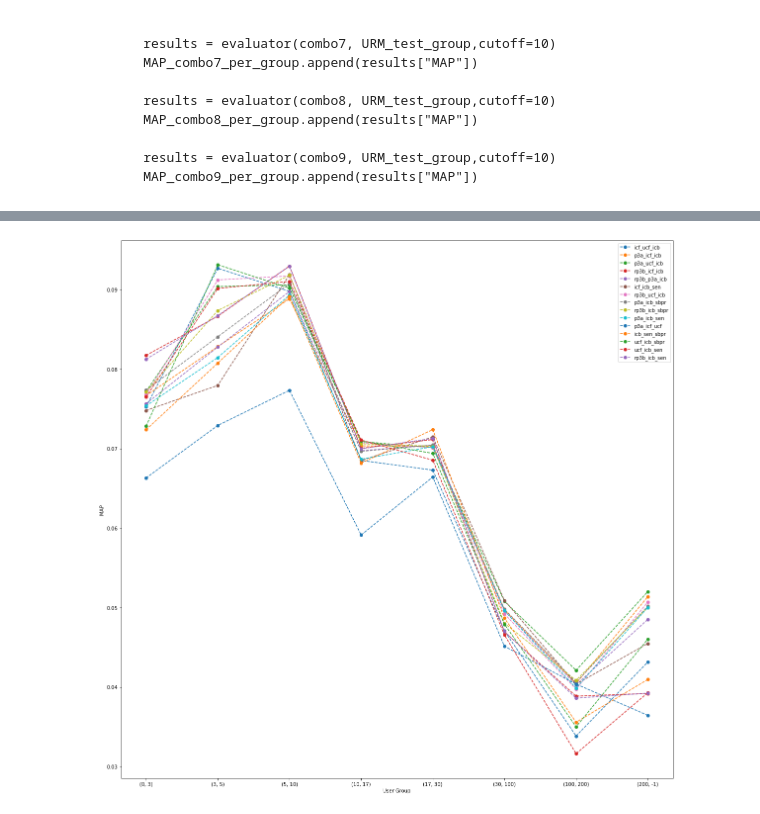
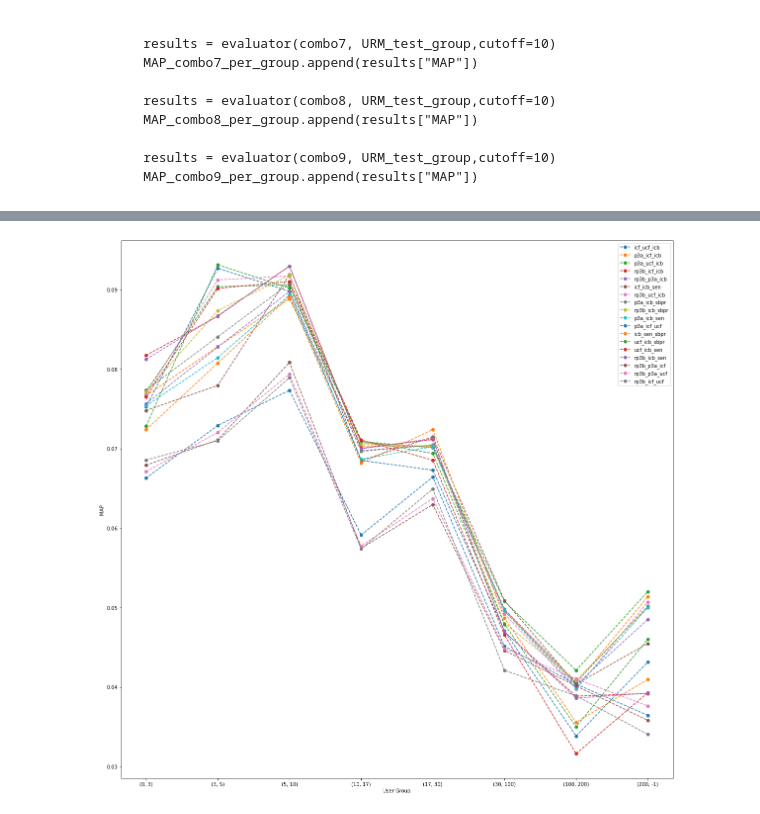
Before and after one commit to fcolombo7/RecSys-2020, a Jupyter notebook: segmentation_v2.ipynb, the cells around one changed output, grey strips where cells are left out. Saved outputs shown, nothing was run; the diff lists cells and outputs as text; code cells hidden in the pictures.

```diff
--- a/segmentation_v2.ipynb
+++ b/segmentation_v2.ipynb
@@ -126 +129,8 @@ labels ={
 }
+# %%
+list_recommender = [rp3b, icf, ucf]
+combo18 = HybridCombinationSearch(URM_train, ICM_all, list_recommender)
+params={'alpha': 0.5630173292967398, 'l1_ratio': 0.92733589638295}
+combo18.fit(**params)
+result = evaluator(combo18, URM_test, cutoff=10)
+result
@@ -126,0 +143,7 @@ labels ={
+# %%
+list_recommender = [rp3b, p3a, ucf]
+combo17 = HybridCombinationSearch(URM_train, ICM_all, list_recommender)
+params={'alpha': 0.6405838432360388, 'l1_ratio': 0.4188312253799342}
+combo17.fit(**params)
+result = evaluator(combo17, URM_test, cutoff=10)
+result
@@ -126,0 +156,7 @@ labels ={
+# %%
+list_recommender = [rp3b, p3a, icf]
+combo16 = HybridCombinationSearch(URM_train, ICM_all, list_recommender)
+params={'alpha': 0.367698407319822, 'l1_ratio': 0.5878133798647788}
+combo16.fit(**params)
+result = evaluator(combo16, URM_test, cutoff=10)
+result
@@ -376,6 +418,9 @@ MAP_combo12_per_group = []
 MAP_combo13_per_group = []
 MAP_combo14_per_group = []
 MAP_combo15_per_group = []
+MAP_combo16_per_group = []
+MAP_combo17_per_group = []
+MAP_combo18_per_group = []
 
 cutoff = 10
 
@@ -426,5 +471,14 @@ for f_range in f_ranges:
 
     results, _ = evaluator_test.evaluateRecommender(combo15)
     MAP_combo15_per_group.append(results[cutoff]["MAP"])
+
+    results, _ = evaluator_test.evaluateRecommender(combo16)
+    MAP_combo16_per_group.append(results[cutoff]["MAP"])
+
+    results, _ = evaluator_test.evaluateRecommender(combo17)
+    MAP_combo17_per_group.append(results[cutoff]["MAP"])
+
+    results, _ = evaluator_test.evaluateRecommender(combo18)
+    MAP_combo18_per_group.append(results[cutoff]["MAP"])
 # %% [output]
 Warning: the URM_test filtered in (0, 3) has 566 of 4106 total users in the original URM_test. (0.14)
@@ -515,26 +572,29 @@ Max MAP is 0.05200396825396826 from p3a_ucf_icb with difference from previous ma
 # %%
 import matplotlib.pyplot as pyplot
 %matplotlib inline
 pyplot.figure(figsize=(20,20))
 pyplot.plot(MAP_combo1_per_group, '--o', label=labels["combo1"])
 pyplot.plot(MAP_combo2_per_group, '--o', label=labels["combo2"])
 pyplot.plot(MAP_combo3_per_group, '--o', label=labels["combo3"])
 pyplot.plot(MAP_combo4_per_group, '--o', label=labels["combo4"])
 pyplot.plot(MAP_combo5_per_group, '--o', label=labels["combo5"])
 pyplot.plot(MAP_combo6_per_group, '--o', label=labels["combo6"])
 pyplot.plot(MAP_combo7_per_group, '--o', label=labels["combo7"])
 pyplot.plot(MAP_combo8_per_group, '--o', label=labels["combo8"])
 pyplot.plot(MAP_combo9_per_group, '--o', label=labels["combo9"])
 pyplot.plot(MAP_combo10_per_group, '--o', label=labels["combo10"])
 pyplot.plot(MAP_combo11_per_group, '--o', label=labels["combo11"])
 pyplot.plot(MAP_combo12_per_group, '--o', label=labels["combo12"])
 pyplot.plot(MAP_combo13_per_group, '--o', label=labels["combo13"])
 pyplot.plot(MAP_combo14_per_group, '--o', label=labels["combo14"])
 pyplot.plot(MAP_combo15_per_group, '--o', label=labels["combo15"])
+pyplot.plot(MAP_combo16_per_group, '--o', label=labels["combo16"])
+pyplot.plot(MAP_combo17_per_group, '--o', label=labels["combo17"])
+pyplot.plot(MAP_combo18_per_group, '--o', label=labels["combo18"])
 pyplot.xticks(ticks=range(0,len(f_ranges)), labels=f_ranges)
 pyplot.ylabel('MAP')
 pyplot.xlabel('User Group')
 pyplot.legend()
 pyplot.show()
 # %% [output]
-[figure, old version]
+[figure, new version]
```
Also changed, not shown: parts of 7 cells of this notebook, 18 other files.
